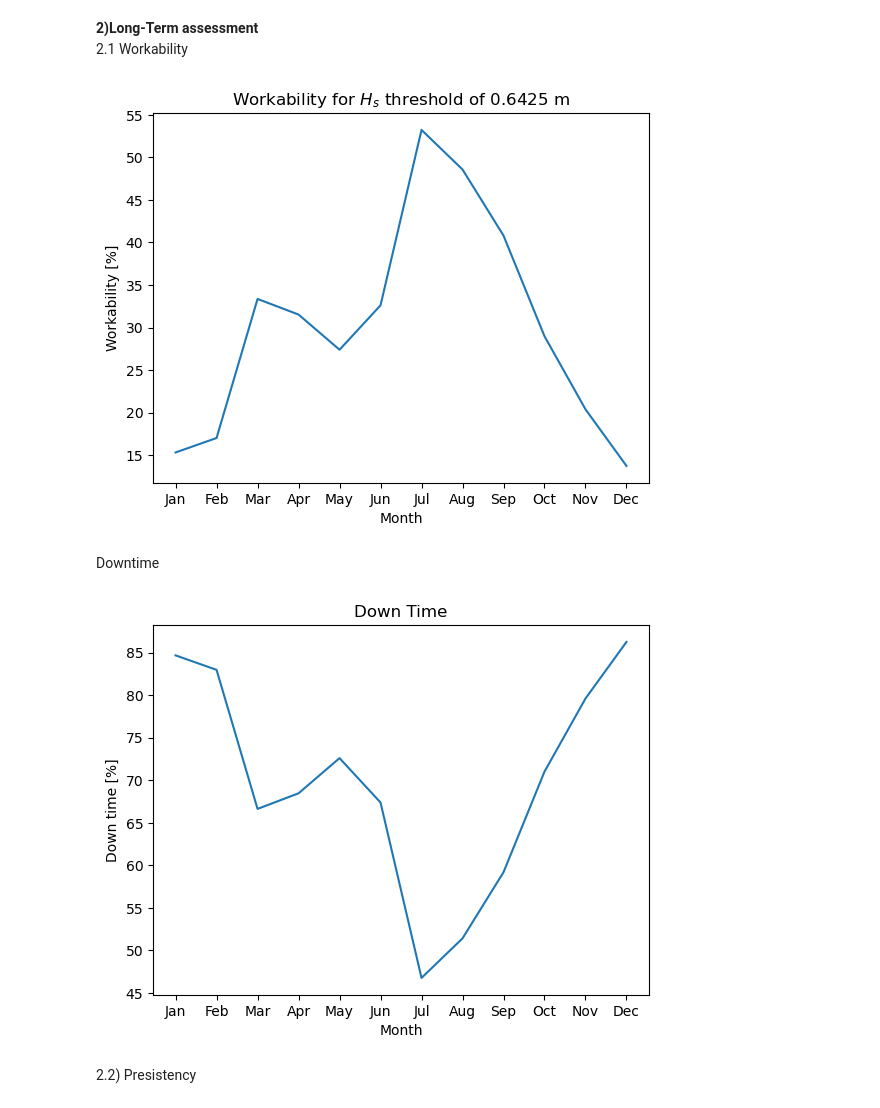
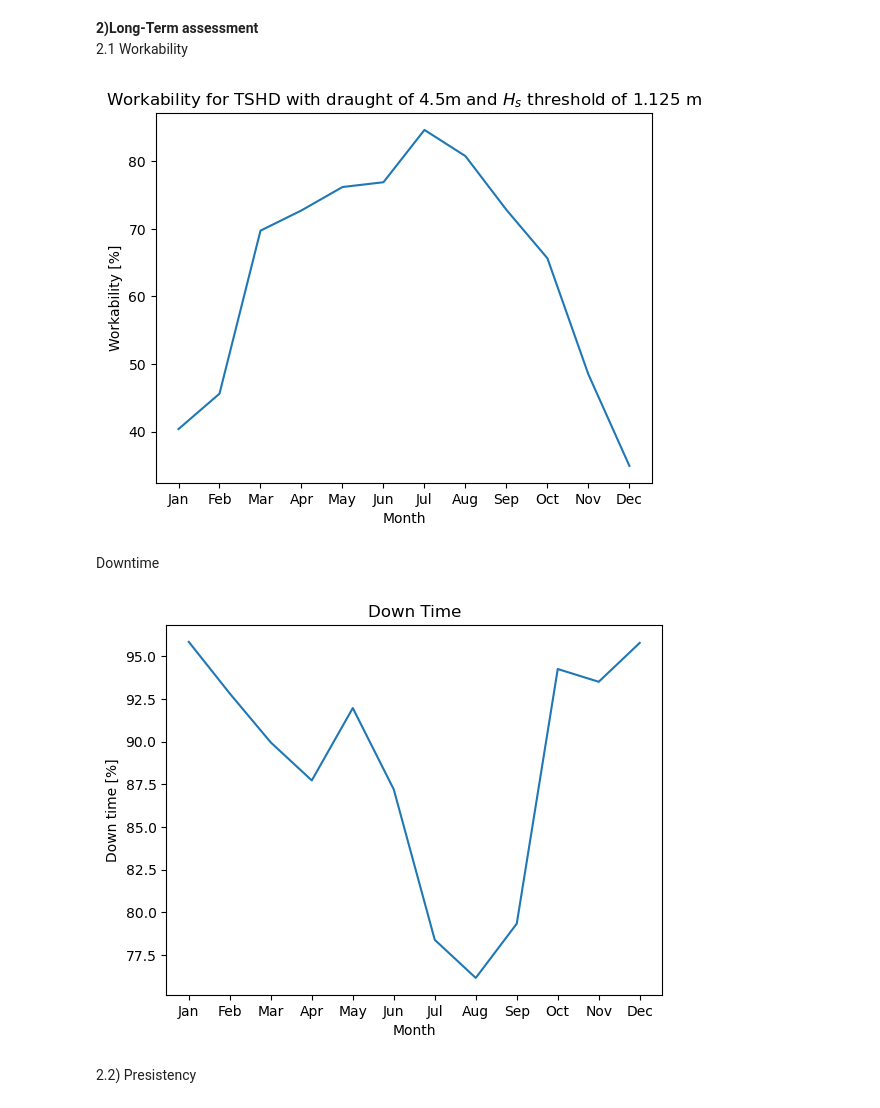
Before and after one commit to denisepierce01/Dredging, a Jupyter notebook: Dredging.ipynb, the cells around one changed output. Cells and saved outputs as stored; diff of their text form; code cells hidden in the pictures.

```diff
--- a/Dredging.ipynb
+++ b/Dredging.ipynb
@@ -77,27 +77,27 @@ plt.show()
 \
 2.1 Workability
 # %%
-draught= 2.57  #CHANGE WITH BOATS
+draught= 4.5  #CHANGE WITH BOATS
 Hs_thres = 0.25 *draught  #CHANGE WITH BOAT DRAUGHT
 work_ability = []
 
 for month in range(1,12+1,1):
     data_month = eurpfm[eurpfm.index.month == month].copy()
     n_all = len(data_month)
 
     data_month = data_month[data_month['Hs [m]'] <= Hs_thres]
     n_workable = len(data_month)
 
     work_ability.append(n_workable/n_all*100)
 
 months = ['Jan', 'Feb', 'Mar', 'Apr', 'May', 'Jun', 'Jul', 'Aug', 'Sep', 'Oct', 'Nov', 'Dec']
 plt.plot(work_ability);
-plt.title('Workability for $H_s$ threshold of ' + str(Hs_thres) + ' m');
+plt.title('Workability for TSHD with draught of '+str(draught)+'m and $H_s$ threshold of '+str(Hs_thres)+' m');
 plt.xticks(np.linspace(0,11,12), months);
 plt.xlabel('Month')
 plt.ylabel('Workability [%]');
 # %% [output]
-[figure, old version]
+[figure, new version]
 # %% [markdown]
 Downtime
 # %%
@@ -109,7 +109,7 @@ plt.xticks(np.linspace(0,11,12), months);
 plt.xlabel('Month')
 plt.ylabel('Down time [%]');
 # %% [output]
-[figure, old version]
+[figure, new version]
 # %% [markdown]
 2.2) Presistency
 # %%
```
Also changed, not shown: parts of 1 cell of this notebook.
